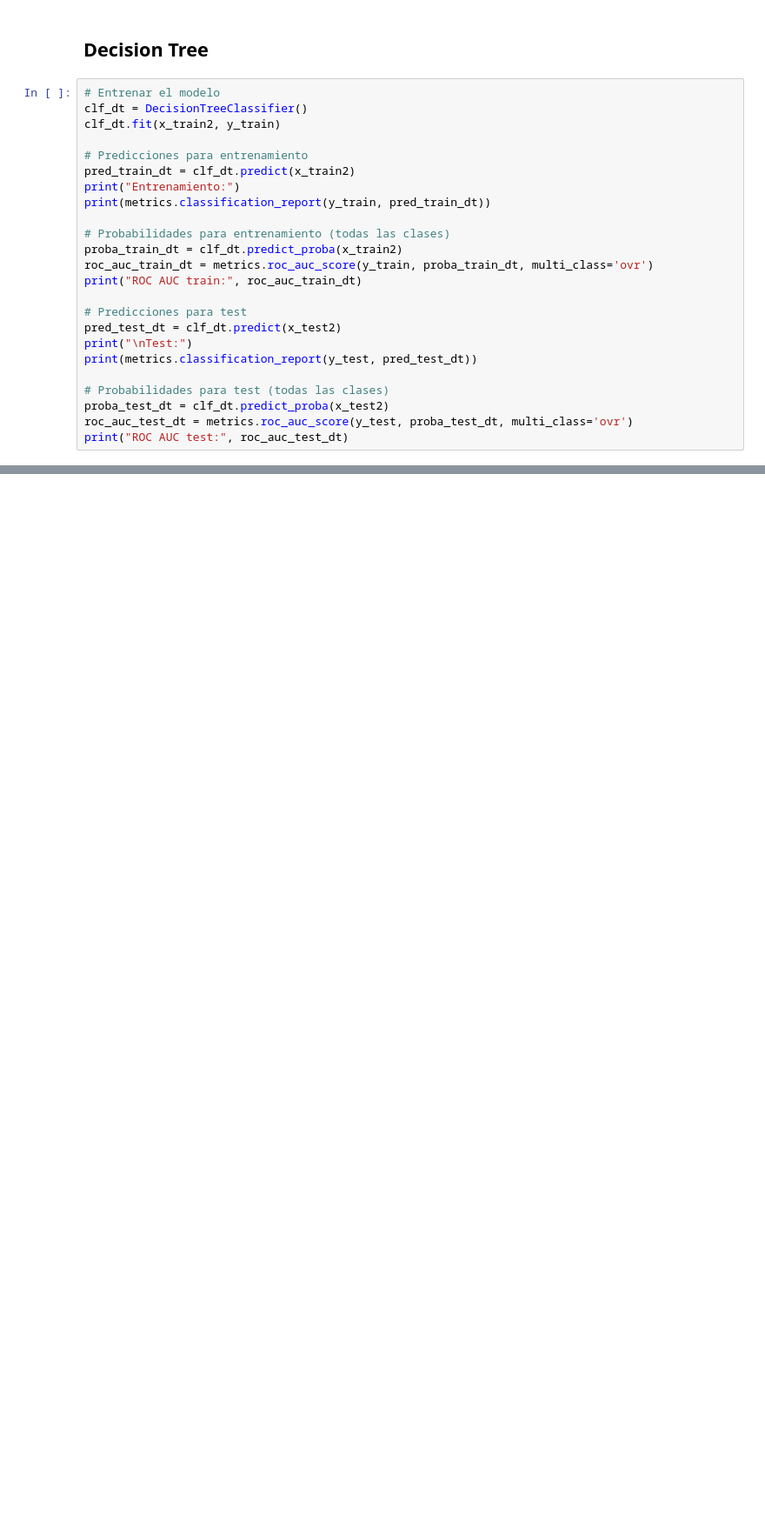
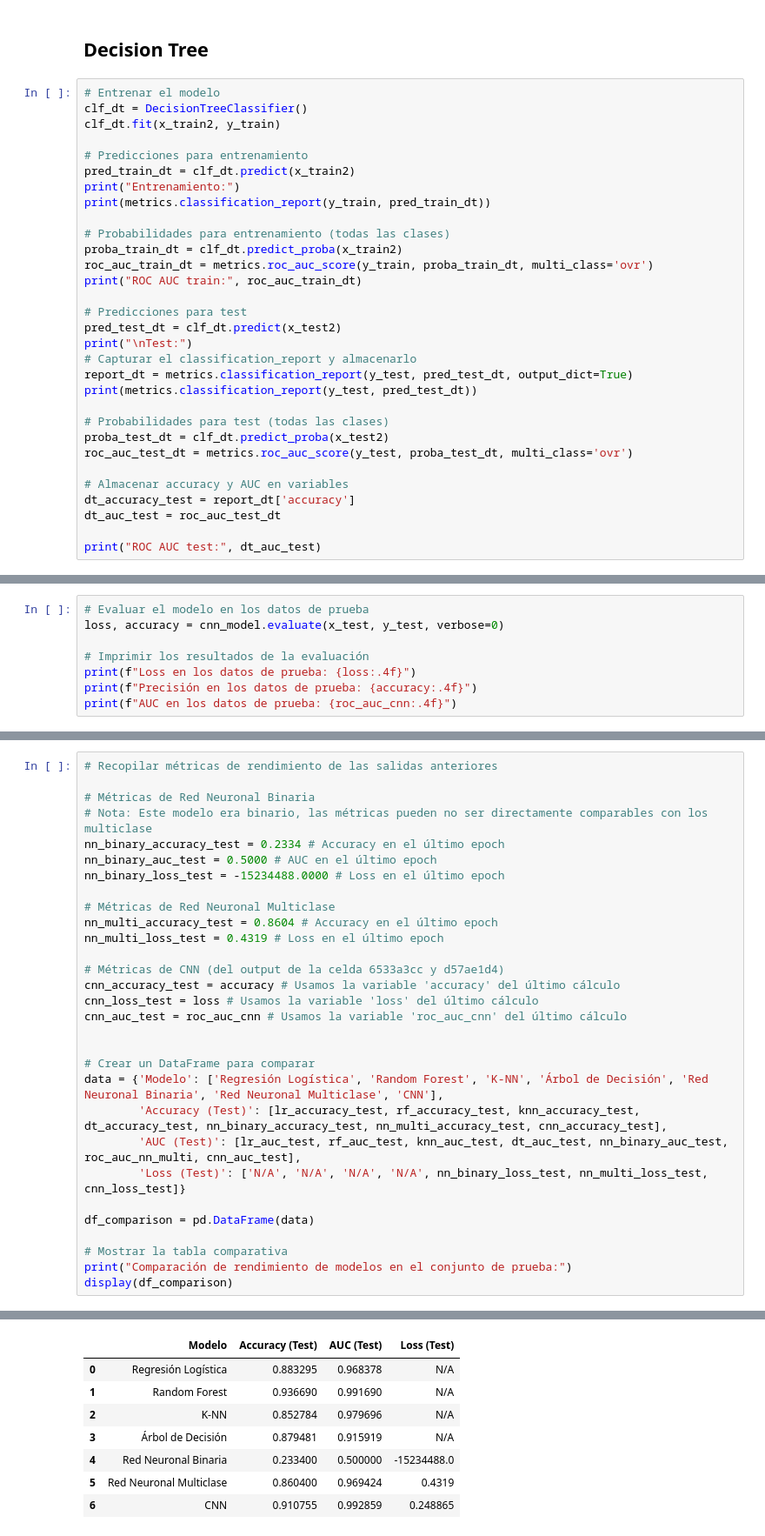
Before and after one commit to niconinov/A3_helath, a Jupyter notebook: b_modelos.ipynb, the cells around one changed output, grey strips where cells are left out. Shown: that part at 87% size. Cells and saved outputs as stored; diff of their text form; blank space fills up the shorter version.

```diff
--- a/b_modelos.ipynb
+++ b/b_modelos.ipynb
@@ -281,12 +294,19 @@ print("ROC AUC train:", roc_auc_train_dt)
 # Predicciones para test
 pred_test_dt = clf_dt.predict(x_test2)
 print("\nTest:")
+# Capturar el classification_report y almacenarlo
+report_dt = metrics.classification_report(y_test, pred_test_dt, output_dict=True)
 print(metrics.classification_report(y_test, pred_test_dt))
 
 # Probabilidades para test (todas las clases)
 proba_test_dt = clf_dt.predict_proba(x_test2)
 roc_auc_test_dt = metrics.roc_auc_score(y_test, proba_test_dt, multi_class='ovr')
-print("ROC AUC test:", roc_auc_test_dt)
+
+# Almacenar accuracy y AUC en variables
+dt_accuracy_test = report_dt['accuracy']
+dt_auc_test = roc_auc_test_dt
+
+print("ROC AUC test:", dt_auc_test)
 # %% [output]
 Entrenamiento:
               precision    recall  f1-score   support
@@ -432,0 +577,8 @@ Epoch 10: val_accuracy did not improve from 0.85355
+# %%
+# Evaluar el modelo en los datos de prueba
+loss, accuracy = cnn_model.evaluate(x_test, y_test, verbose=0)
+
+# Imprimir los resultados de la evaluación
+print(f"Loss en los datos de prueba: {loss:.4f}")
+print(f"Precisión en los datos de prueba: {accuracy:.4f}")
+print(f"AUC en los datos de prueba: {roc_auc_cnn:.4f}")
@@ -432,0 +609,31 @@ Epoch 10: val_accuracy did not improve from 0.85355
+# %%
+# Recopilar métricas de rendimiento de las salidas anteriores
+
+# Métricas de Red Neuronal Binaria
+# Nota: Este modelo era binario, las métricas pueden no ser directamente comparables con los multiclase
+nn_binary_accuracy_test = 0.2334 # Accuracy en el último epoch
+nn_binary_auc_test = 0.5000 # AUC en el último epoch
+nn_binary_loss_test = -15234488.0000 # Loss en el último epoch
+
+# Métricas de Red Neuronal Multiclase
+nn_multi_accuracy_test = 0.8604 # Accuracy en el último epoch
+nn_multi_loss_test = 0.4319 # Loss en el último epoch
+
+# Métricas de CNN (del output de la celda 6533a3cc y d57ae1d4)
+cnn_accuracy_test = accuracy # Usamos la variable 'accuracy' del último cálculo
+cnn_loss_test = loss # Usamos la variable 'loss' del último cálculo
+cnn_auc_test = roc_auc_cnn # Usamos la variable 'roc_auc_cnn' del último cálculo
+
+
+# Crear un DataFrame para comparar
+data = {'Modelo': ['Regresión Logística', 'Random Forest', 'K-NN', 'Árbol de Decisión', 'Red Neuronal Binaria', 'Red Neuronal Multiclase', 'CNN'],
+        'Accuracy (Test)': [lr_accuracy_test, rf_accuracy_test, knn_accuracy_test, dt_accuracy_test, nn_binary_accuracy_test, nn_multi_accuracy_test, cnn_accuracy_test],
+        'AUC (Test)': [lr_auc_test, rf_auc_test, knn_auc_test, dt_auc_test, nn_binary_auc_test, roc_auc_nn_multi, cnn_auc_test],
+        'Loss (Test)': ['N/A', 'N/A', 'N/A', 'N/A', nn_binary_loss_test, nn_multi_loss_test, cnn_loss_test]}
+
+df_comparison = pd.DataFrame(data)
+
+# Mostrar la tabla comparativa
+print("Comparación de rendimiento de modelos en el conjunto de prueba:")
+display(df_comparison)
+# %% [output]
@@ -432,0 +641,8 @@ Epoch 10: val_accuracy did not improve from 0.85355
+|  | Modelo | Accuracy (Test) | AUC (Test) | Loss (Test) |
+| 0 | Regresión Logística | 0.883295 | 0.968378 | N/A |
+| 1 | Random Forest | 0.936690 | 0.991690 | N/A |
+| 2 | K-NN | 0.852784 | 0.979696 | N/A |
+| 3 | Árbol de Decisión | 0.879481 | 0.915919 | N/A |
+| 4 | Red Neuronal Binaria | 0.233400 | 0.500000 | -15234488.0 |
+| 5 | Red Neuronal Multiclase | 0.860400 | 0.969424 | 0.4319 |
+| 6 | CNN | 0.910755 | 0.992859 | 0.248865 |
```
Also changed, not shown: parts of 25 cells of this notebook, 2 other files.
